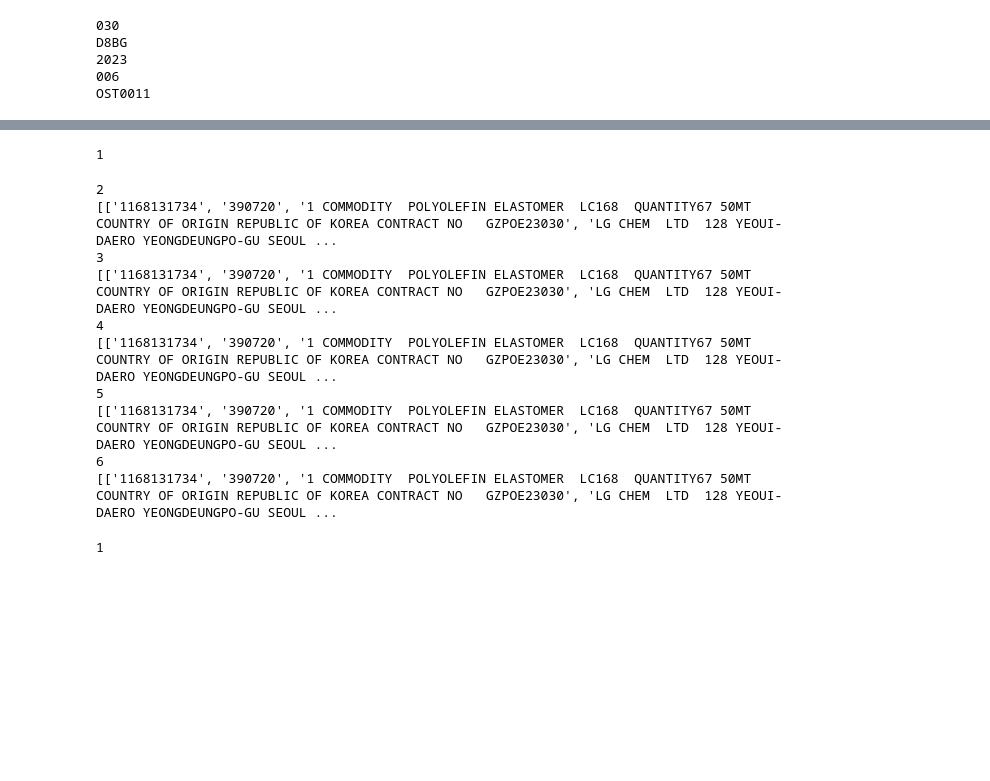
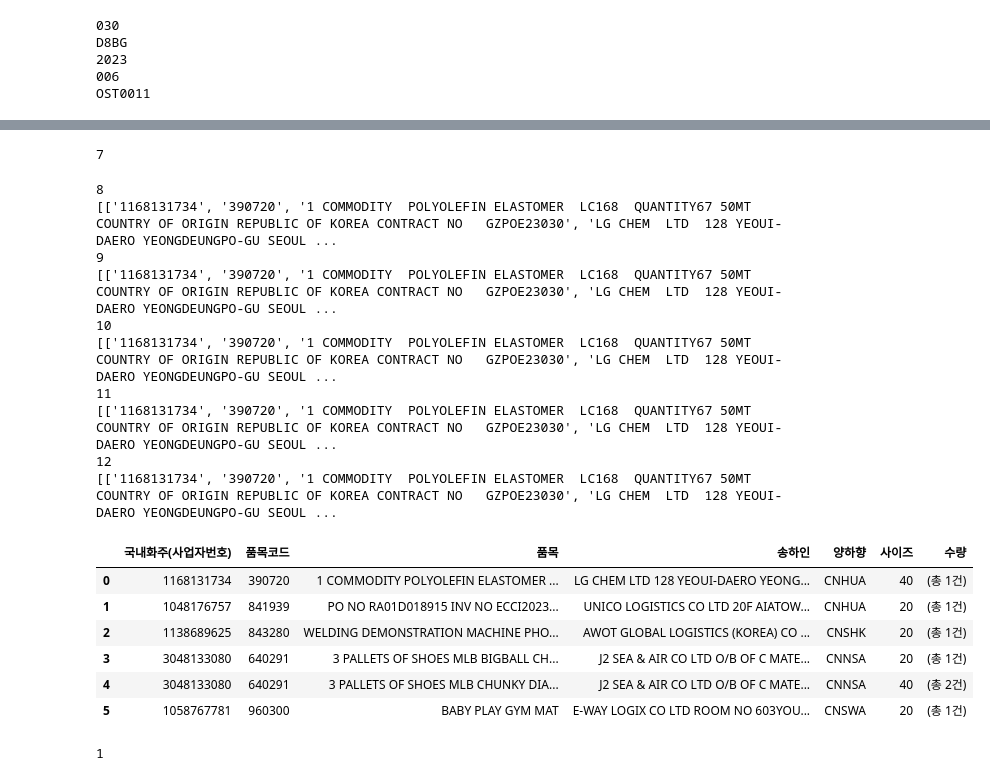
Before and after one commit to keunjoo-tak/crawler_tkj, a Jupyter notebook: PKS/portmis.ipynb, the cells around one changed output, grey strips where cells are left out. Drawn from its saved outputs; the diff is of its cells as text; code cells hidden in the pictures; blank space fills up the shorter version.

```diff
--- a/PKS/portmis.ipynb
+++ b/PKS/portmis.ipynb
@@ -115,4 +115,4 @@ select_dropbox.select_by_visible_text('500개씩 보기')
 table = driver.find_element_by_id("mf_tacMain_contents_M9033_body_grdList1_body_tbody")
 # ActionChains 객체 생성
 action_chains = ActionChains(driver)
-rownum_lst = [0,2,4,6,8,10]
+# rownum_lst = [0,2,4,6,8,10]
@@ -121,11 +175,19 @@ lst = []
 for i in rownum_lst:
     # 첫 번째 행 요소 찾기
     row = table.find_elements_by_tag_name("tr")[i] #짝수만
-    # 행 더블클릭
+    # 행 클릭
     action_chains.click(row).perform()
     # 부모 요소에서 가장 왼쪽 컬럼 값 추출하기
     rownumber = row.find_element_by_xpath("td[1]").text
     print(rownumber)
+    if rownumber > 1 :
+        pass
+    elif rownumber > 6:
+        action_chains.move_to_element(table).send_keys(Keys.DOWN).send_keys(Keys.DOWN).perform()
+    else :
+        break
+
+
     action_chains.double_click(row).perform()
 
     ## 화물정보 탭
@@ -159,40 +221,46 @@ for i in rownum_lst:
     size = table.find_element_by_xpath('//*[@id="mf_tacMain_contents_M9033_body_grdList2_cell_0_2"]/nobr').text
     # 컨테이너 수량
     quantity = driver.find_element_by_xpath('//*[@id="mf_tacMain_contents_M9033_body_grid2TotSum_txtTotalDataCount"]').text
 
     col = ['국내화주(사업자번호)','품목코드','품목','송하인','양하향','사이즈','수량']
     init_lst =  [hawju, poommokcode, poommok, songha, yangha, size, quantity]
 
     if i == 0 :
         lst.append(init_lst)
         pass
     else:
         lst.append(init_lst)
         print(lst)
     # lst.append(init_lst)
 
-
-
     # 리스트 버튼 클릭
     list_button_locator = (By.XPATH, '//*[@id="mf_tacMain_contents_M9033_body_tabControl_tab_tab1_tabHTML"]')  # 버튼의 XPath 설정
     wait = WebDriverWait(driver, 10)  # 10초간 대기
     button = wait.until(EC.element_to_be_clickable(list_button_locator))  # 버튼이 클릭 가능할 때까지 대기
     button.click()
     time.sleep(1)
 
 
 df = pd.DataFrame(lst, columns=col)
+df
 # %% [output]
-1
+7
-2
+8
 [['1168131734', '390720', '1 COMMODITY  POLYOLEFIN ELASTOMER  LC168  QUANTITY67 50MT COUNTRY OF ORIGIN REPUBLIC OF KOREA CONTRACT NO   GZPOE23030', 'LG CHEM  LTD  128 YEOUI-DAERO YEONGDEUNGPO-GU SEOUL ...
-3
+9
 [['1168131734', '390720', '1 COMMODITY  POLYOLEFIN ELASTOMER  LC168  QUANTITY67 50MT COUNTRY OF ORIGIN REPUBLIC OF KOREA CONTRACT NO   GZPOE23030', 'LG CHEM  LTD  128 YEOUI-DAERO YEONGDEUNGPO-GU SEOUL ...
-4
+10
 [['1168131734', '390720', '1 COMMODITY  POLYOLEFIN ELASTOMER  LC168  QUANTITY67 50MT COUNTRY OF ORIGIN REPUBLIC OF KOREA CONTRACT NO   GZPOE23030', 'LG CHEM  LTD  128 YEOUI-DAERO YEONGDEUNGPO-GU SEOUL ...
-5
+11
 [['1168131734', '390720', '1 COMMODITY  POLYOLEFIN ELASTOMER  LC168  QUANTITY67 50MT COUNTRY OF ORIGIN REPUBLIC OF KOREA CONTRACT NO   GZPOE23030', 'LG CHEM  LTD  128 YEOUI-DAERO YEONGDEUNGPO-GU SEOUL ...
-6
+12
 [['1168131734', '390720', '1 COMMODITY  POLYOLEFIN ELASTOMER  LC168  QUANTITY67 50MT COUNTRY OF ORIGIN REPUBLIC OF KOREA CONTRACT NO   GZPOE23030', 'LG CHEM  LTD  128 YEOUI-DAERO YEONGDEUNGPO-GU SEOUL ...
+|  | 국내화주(사업자번호) | 품목코드 | 품목 | 송하인 | 양하향 | 사이즈 | 수량 |
+| 0 | 1168131734 | 390720 | 1 COMMODITY POLYOLEFIN ELASTOMER ... | LG CHEM LTD 128 YEOUI-DAERO YEONG... | CNHUA | 40 | (총 1건) |
+| 1 | 1048176757 | 841939 | PO NO RA01D018915 INV NO ECCI2023... | UNICO LOGISTICS CO LTD 20F AIATOW... | CNHUA | 20 | (총 1건) |
+| 2 | 1138689625 | 843280 | WELDING DEMONSTRATION MACHINE PHO... | AWOT GLOBAL LOGISTICS (KOREA) CO ... | CNSHK | 20 | (총 1건) |
+| 3 | 3048133080 | 640291 | 3 PALLETS OF SHOES MLB BIGBALL CH... | J2 SEA & AIR CO LTD O/B OF C MATE... | CNNSA | 20 | (총 1건) |
+| 4 | 3048133080 | 640291 | 3 PALLETS OF SHOES MLB CHUNKY DIA... | J2 SEA & AIR CO LTD O/B OF C MATE... | CNNSA | 40 | (총 2건) |
+| 5 | 1058767781 | 960300 | BABY PLAY GYM MAT | E-WAY LOGIX CO LTD ROOM NO 603YOU... | CNSWA | 20 | (총 1건) |
 # %%
 df.to_csv('portmis.csv',encoding='CP949')
```
Also changed, not shown: parts of 4 cells of this notebook.
